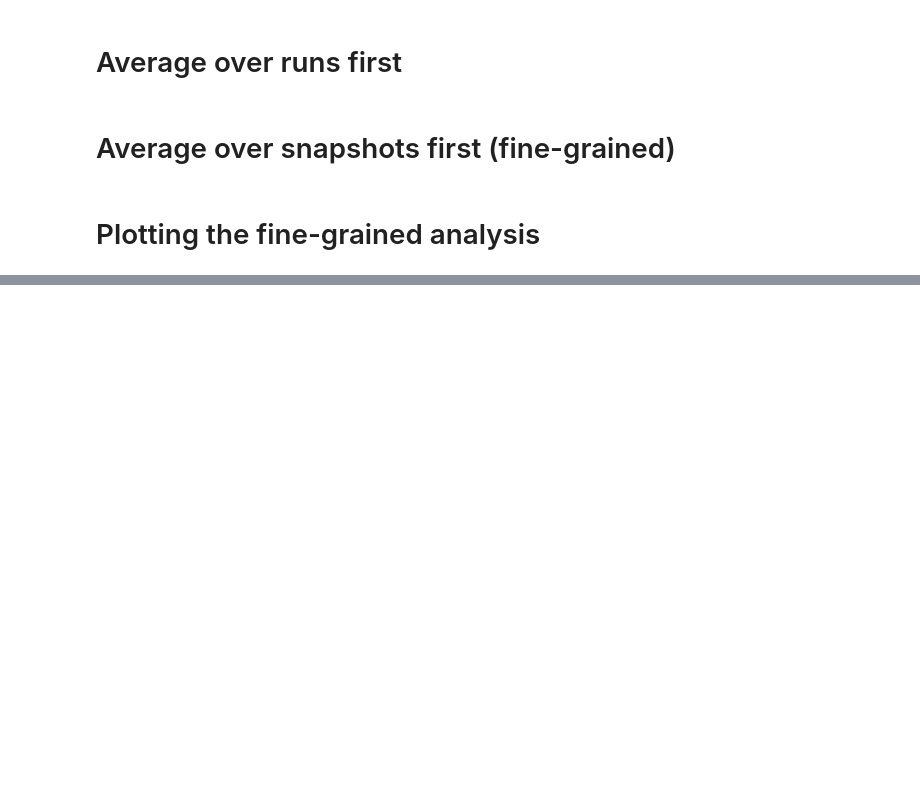
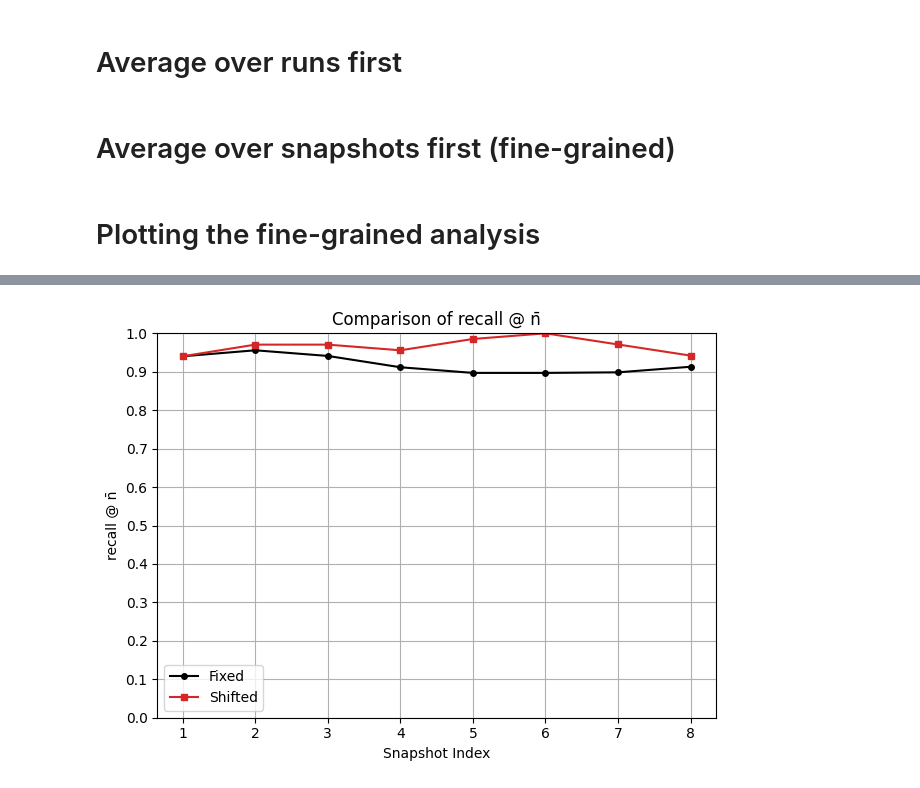
Before and after one commit to Bulat27/Tonic_with_MDP_Updated, a Jupyter notebook: preliminary_analysis/code/analysis/analysis.ipynb, the cells around one changed output, grey strips where cells are left out. Cells and saved outputs as stored; diff of their text form; code cells hidden in the pictures; blank space fills up the shorter version.

```diff
--- a/preliminary_analysis/code/analysis/analysis.ipynb
+++ b/preliminary_analysis/code/analysis/analysis.ipynb
@@ -175,0 +321,9 @@ plt.show()
+# %%
+plot_metric_comparison(
+    fixed_run_folder="/home/nikolabulat/Snapshot_Update/Tonic/preliminary_analysis/outputs/oregon1_fixed_predictor/run",
+    shifted_run_folder="/home/nikolabulat/Snapshot_Update/Tonic/preliminary_analysis/outputs/oregon1_one_before_predictor/run",
+    metric_filename="recall.txt",
+    ylabel="recall @ n̄"
+)
+# %% [output]
+[figure, added]
```
Also changed, not shown: parts of 30 cells of this notebook, 15 other files.
